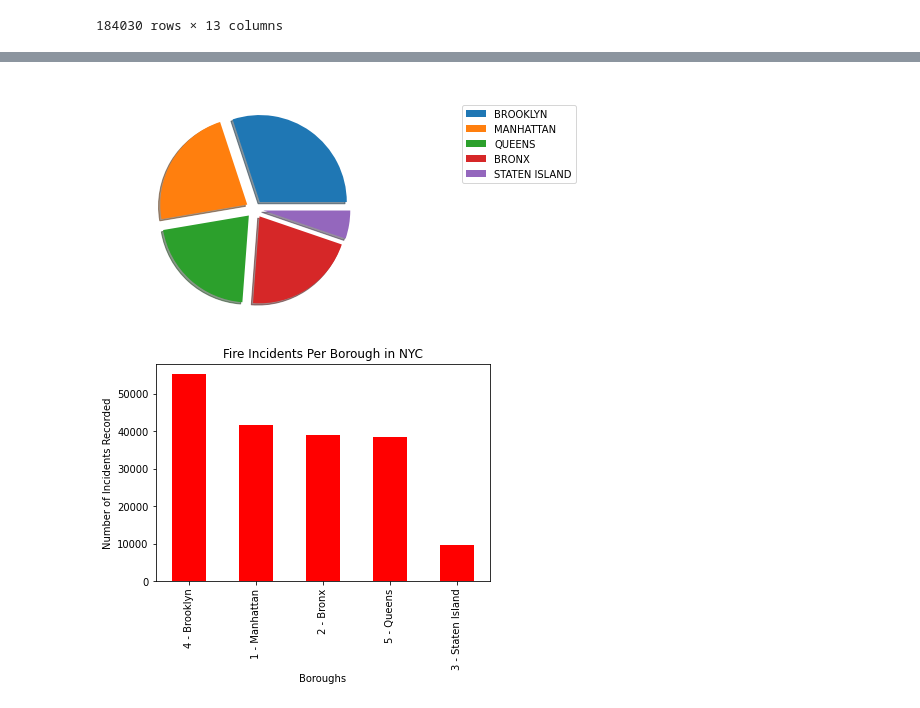
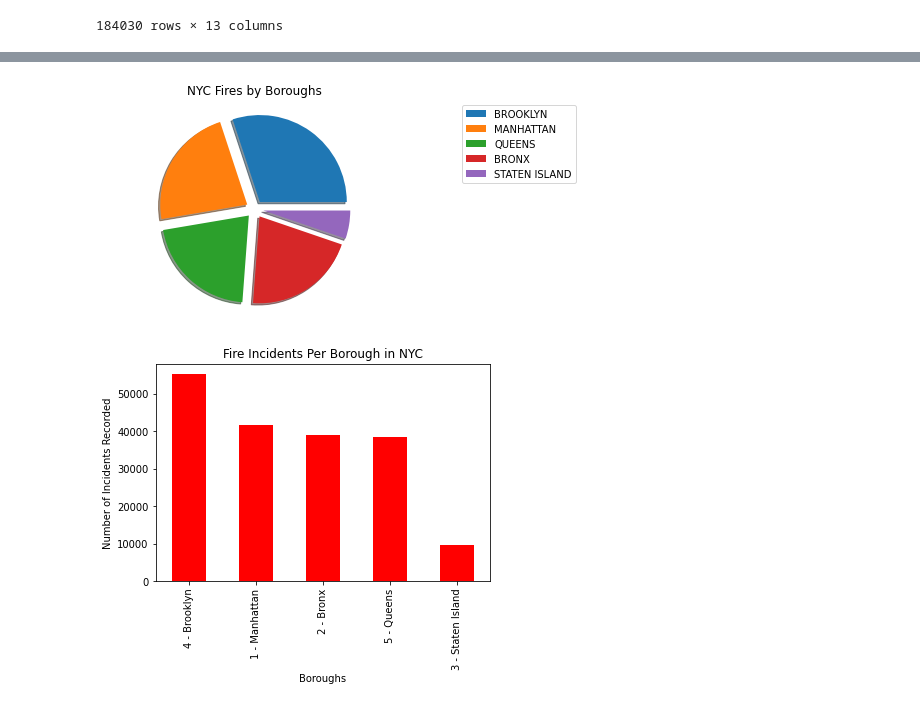
Before and after one commit to daiyanc/nyc_fires, a Jupyter notebook: src/data_visualization.ipynb, the cells around one changed output, grey strips where cells are left out. Cells and saved outputs as stored; diff of their text form; code cells hidden in the pictures.

Commit message:
font color change

```diff
--- a/src/data_visualization.ipynb
+++ b/src/data_visualization.ipynb
@@ -158,13 +158,13 @@ base
 # %%
 # Pie chart of all boroughs
 labels = ['BROOKLYN', 'MANHATTAN', 'QUEENS', 'BRONX', 'STATEN ISLAND']
 explode = [0.1, 0.1, 0.1, 0.1, 0.1]
 plt.pie(df['BOROUGH_DESC'].value_counts(), labels=labels, explode=explode, shadow=True, textprops={'color' : 'w'})
-plt.title('NYC Fires by Boroughs', fontdict={'color': 'w'})
+plt.title('NYC Fires by Boroughs', fontdict={'color': 'black'})
 plt.legend(bbox_to_anchor=(2, 1))
 plt.show()
 # %% [output]
-[figure, old version]
+[figure, new version]
 # %%
 # Histogram
 df['BOROUGH_DESC'].value_counts().plot.bar(xlabel='Boroughs',
```
